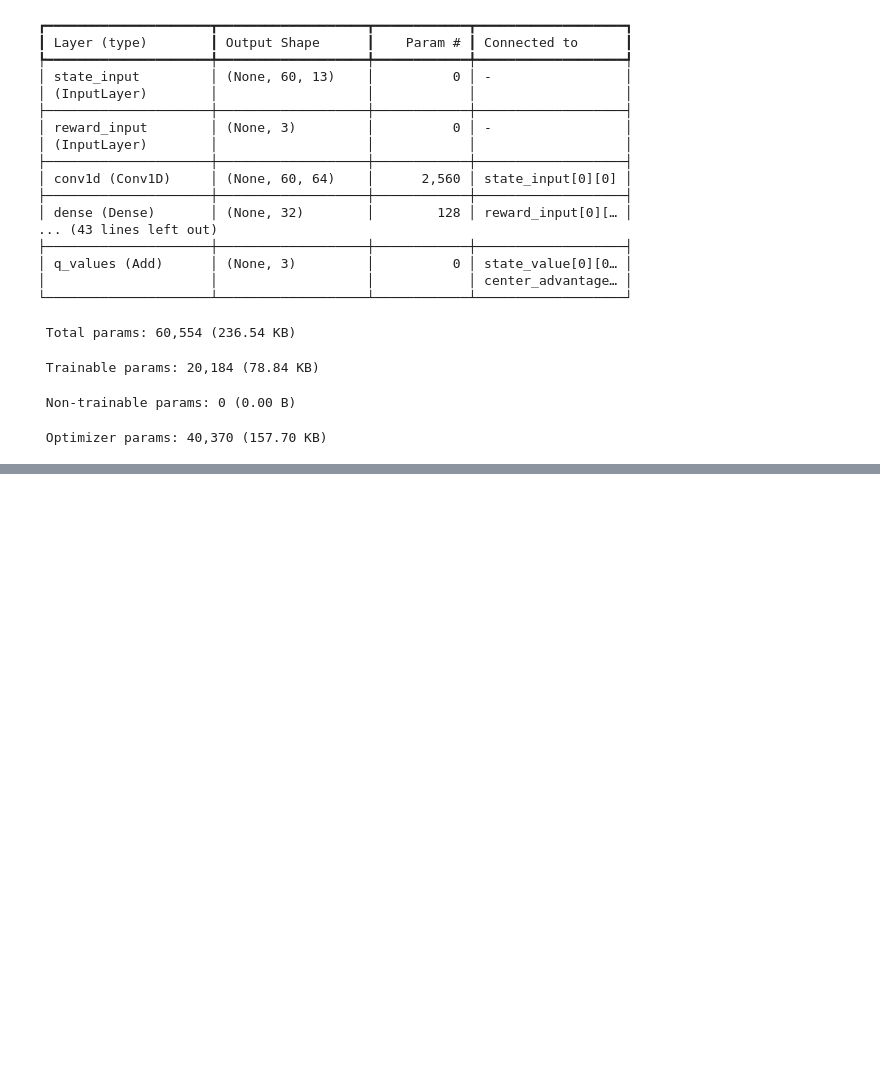
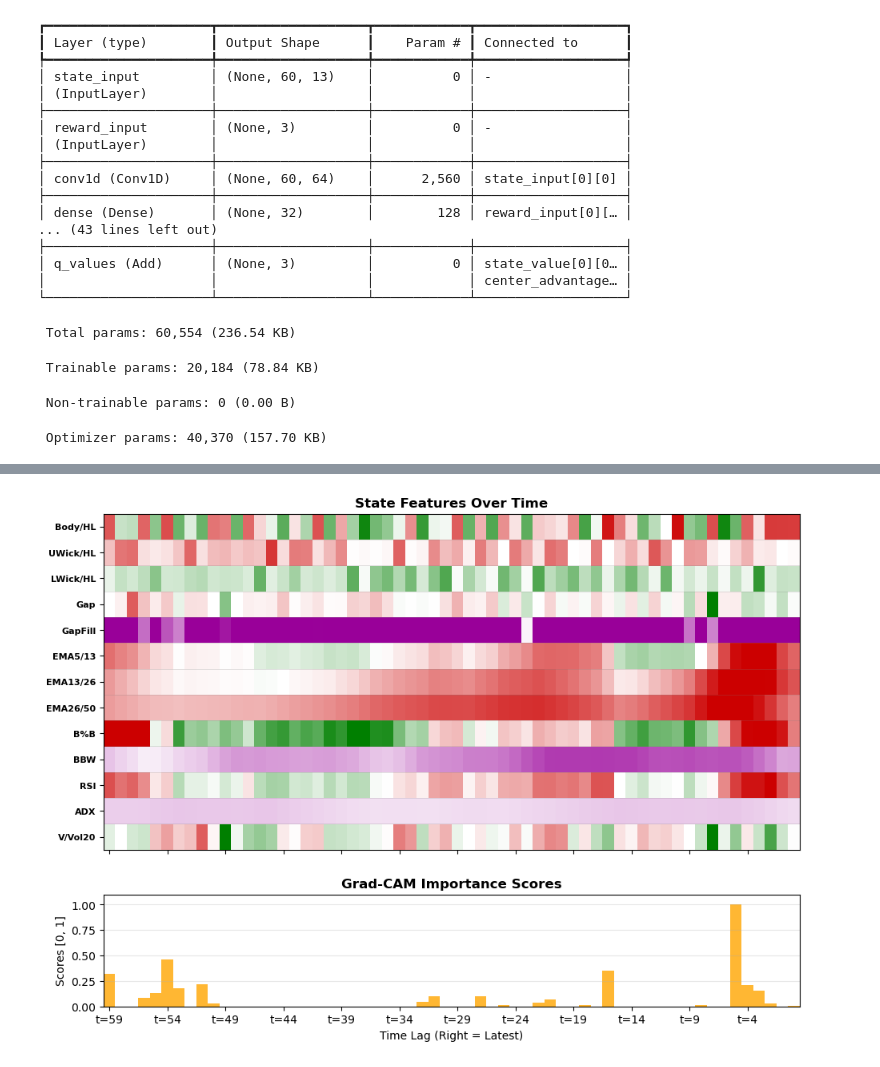
Before and after one commit to shh1v/ReinforceTrader, a Jupyter notebook: notebooks/Explainability.ipynb, the cells around one changed output, grey strips where cells are left out. Saved outputs shown, nothing was run; the diff lists cells and outputs as text; code cells hidden in the pictures; blank space fills up the shorter version.

Commit message:
grad-CAM notebook work for explainability

```diff
--- a/notebooks/Explainability.ipynb
+++ b/notebooks/Explainability.ipynb
@@ -10,6 +14,8 @@ from tensorflow import keras
 # %%
+# Set the keras model path below
+MODEL_PATH = '../model_checkpoints/DDQN_DSRC_AE1.keras'
 
-MODEL_PATH = '../model_checkpoints/untrained_model.keras'
-model = keras.models.load_model(MODEL_PATH)
+# Create explainer object (Load keras model)
+explainer = ModelExplainer(MODEL_PATH)
 # %% [output]
 WARNING: All log messages before absl::InitializeLog() is called are written to STDERR
@@ -43,2 +52,17 @@ Model: "DualBranchDQN"
 # %%
-weights = model.layers[2].get_weights()
+# Load the saved state representations of the DRL agent
+SCENARIO_TICKER = 'PG'
+BUY_DATE = pd.to_datetime('2020-01-07')
+SELL_DATE = pd.to_datetime('2020-01-09')
+
+def load_state_pickle(date: pd.Timestamp, ticker, fname: str) -> pd.DataFrame | dict | None:
+    rel_path = lambda fname : f'../data/test/states/{ticker}_{date.strftime("%Y_%m_%d")}_{fname}.pkl'
+    state_obj = None
+    with open(rel_path(fname), 'rb') as handle:
+        state_obj = pickle.load(handle)
+    return state_obj
+
+buy_state = load_state_pickle(BUY_DATE, SCENARIO_TICKER, 'buy_state')
+sell_state = load_state_pickle(SELL_DATE, SCENARIO_TICKER, 'sell_state')
+buy_rc = load_state_pickle(BUY_DATE, SCENARIO_TICKER, 'buy_rc')
+sell_rc = load_state_pickle(SELL_DATE, SCENARIO_TICKER, 'sell_rc')
@@ -100,0 +69,8 @@ for i in range(0, 64):
+# %%
+# Choose the last layer for grad-CAM
+LAYER_NAME = 'conv1d_2'
+
+# Run the grad-CAM on last 1d conv layer in the CNN branch
+explainer.run_grad_cam(buy_state, buy_rc, trade_pos=DRLAgent.OUT_TRADE, action=DRLAgent.A_BUY, layer_name=LAYER_NAME)
+# %% [output]
+[figure, added]
```
Also changed, not shown: parts of 9 cells of this notebook, 5 other files.
